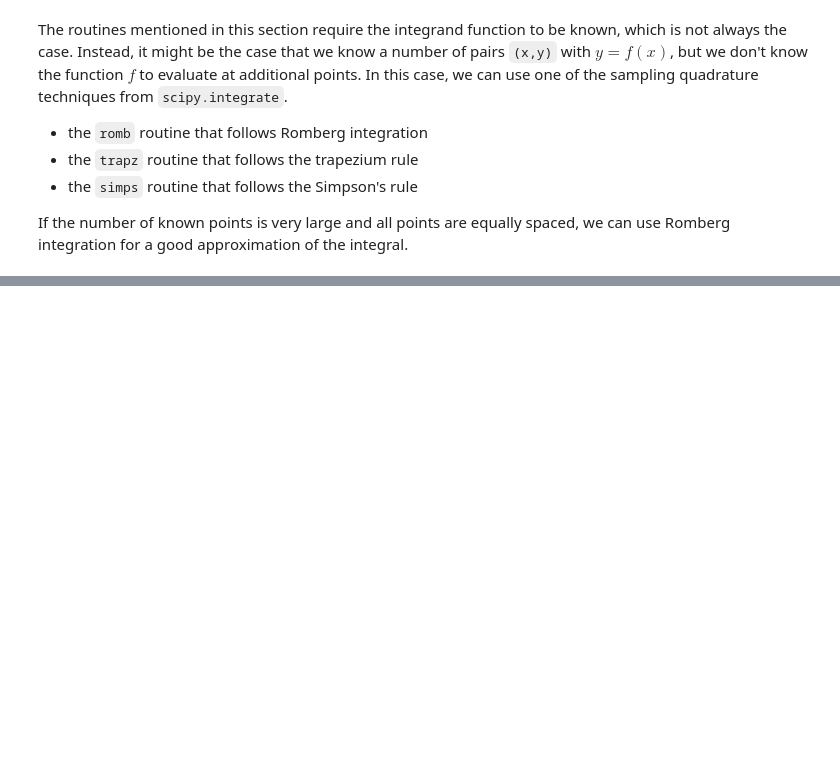
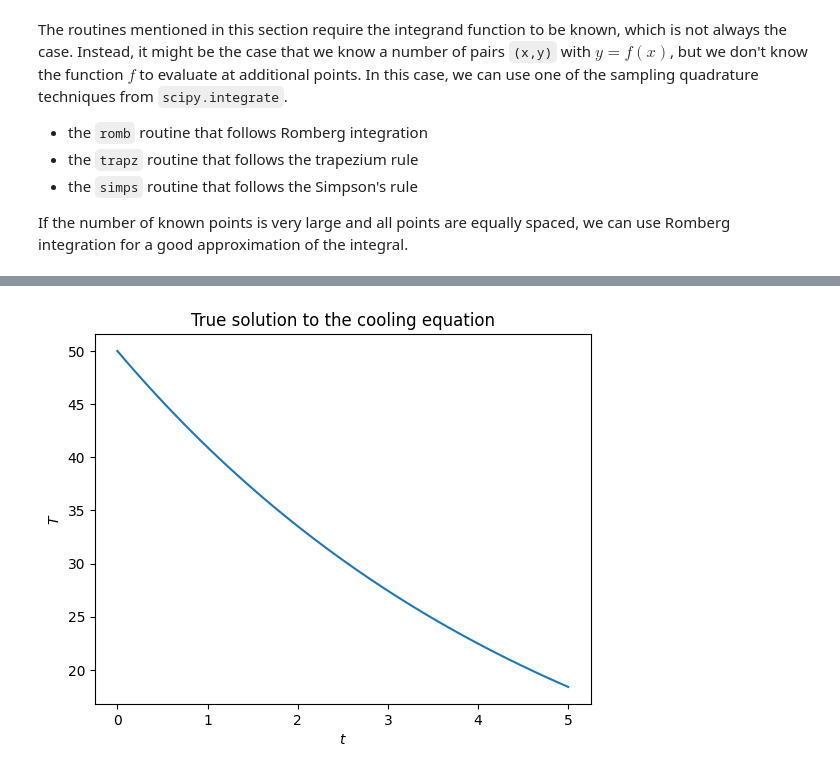
Before and after one commit to toshiro-en-miyamoto/math2, a Jupyter notebook: jupyter/samMorley/ch03_calculus.ipynb, the cells around one changed output, grey strips where cells are left out. Drawn from its saved outputs; the diff is of its cells as text; code cells hidden in the pictures; blank space fills up the shorter version.

```diff
--- a/jupyter/samMorley/ch03_calculus.ipynb
+++ b/jupyter/samMorley/ch03_calculus.ipynb
@@ -211,0 +287,14 @@ If the number of known points is very large and all points are equally spaced, w
+# %%
+def true_solution(t):
+    return 50.*np.exp(-0.2*t)
+
+true_t = np.linspace(0, 5)
+true_T = true_solution(t)
+
+fig, ax = plt.subplots()
+ax.plot(true_t, true_T)
+ax.set_xlabel(r"$t$")
+ax.set_ylabel(r"$T$")
+ax.set_title("True solution to the cooling equation");
+# %% [output]
+[figure, added]
```
Also changed, not shown: parts of 10 cells of this notebook.
